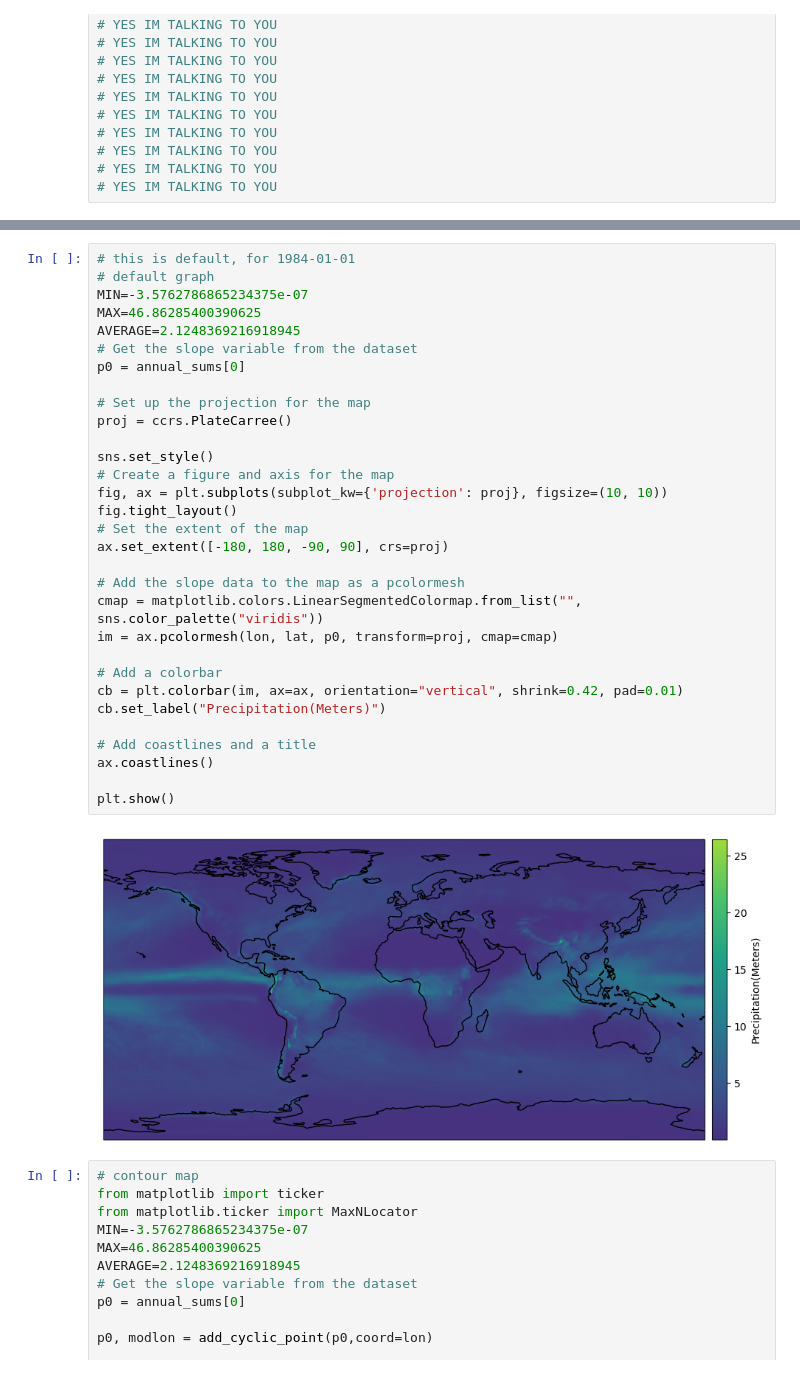
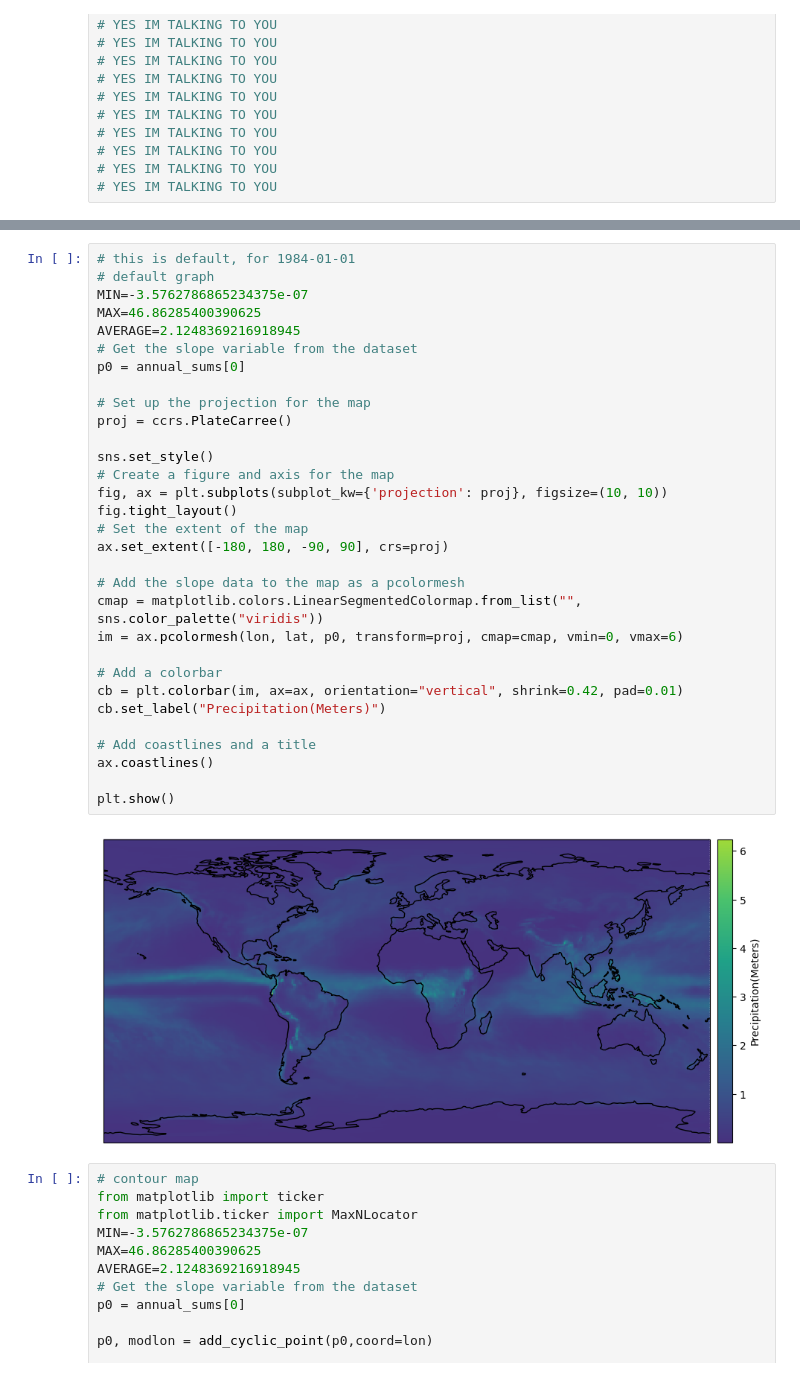
Before and after one commit to leocabbage2008/wpwdpd, a Jupyter notebook: analysis_backup_enabled.ipynb, the cells around one changed output, grey strips where cells are left out. Saved outputs shown, nothing was run; the diff lists cells and outputs as text.

```diff
--- a/analysis_backup_enabled.ipynb
+++ b/analysis_backup_enabled.ipynb
@@ -202,35 +197,35 @@ plt.show()
 # this is default, for 1984-01-01
 # default graph
 MIN=-3.5762786865234375e-07
 MAX=46.86285400390625
 AVERAGE=2.1248369216918945
 # Get the slope variable from the dataset
 p0 = annual_sums[0]
 
 # Set up the projection for the map
 proj = ccrs.PlateCarree()
 
 sns.set_style()
 # Create a figure and axis for the map
 fig, ax = plt.subplots(subplot_kw={'projection': proj}, figsize=(10, 10))
 fig.tight_layout()
 # Set the extent of the map
 ax.set_extent([-180, 180, -90, 90], crs=proj)
 
 # Add the slope data to the map as a pcolormesh
 cmap = matplotlib.colors.LinearSegmentedColormap.from_list("", sns.color_palette("viridis"))
-im = ax.pcolormesh(lon, lat, p0, transform=proj, cmap=cmap)
+im = ax.pcolormesh(lon, lat, p0, transform=proj, cmap=cmap, vmin=0, vmax=6)
 
 # Add a colorbar
 cb = plt.colorbar(im, ax=ax, orientation="vertical", shrink=0.42, pad=0.01)
 cb.set_label("Precipitation(Meters)")
 
 # Add coastlines and a title
 ax.coastlines()
 
 plt.show()
 # %% [output]
-[figure, old version]
+[figure, new version]
 # %%
 # contour map
 from matplotlib import ticker
```
Also changed, not shown: parts of 6 cells of this notebook.
